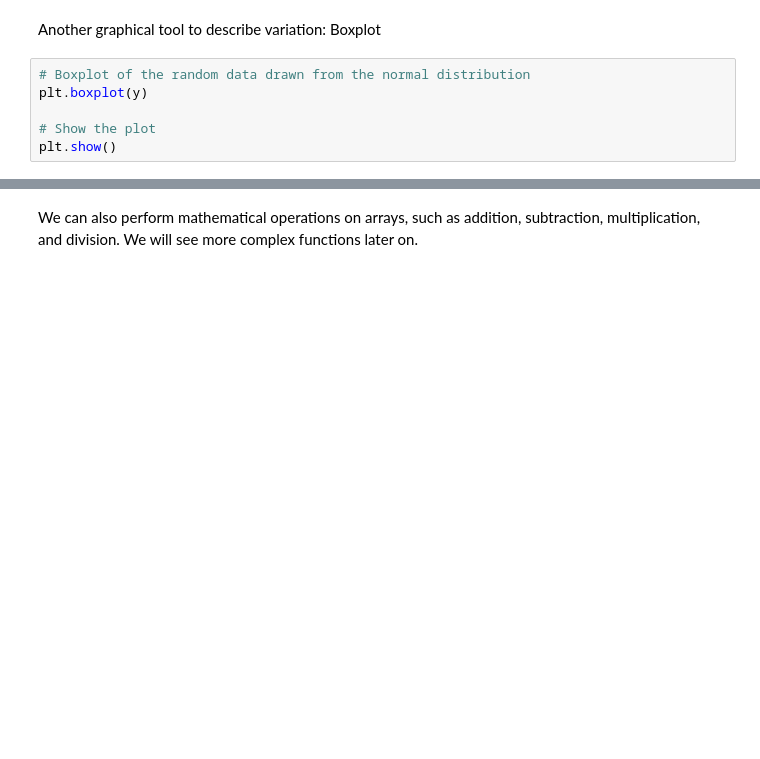
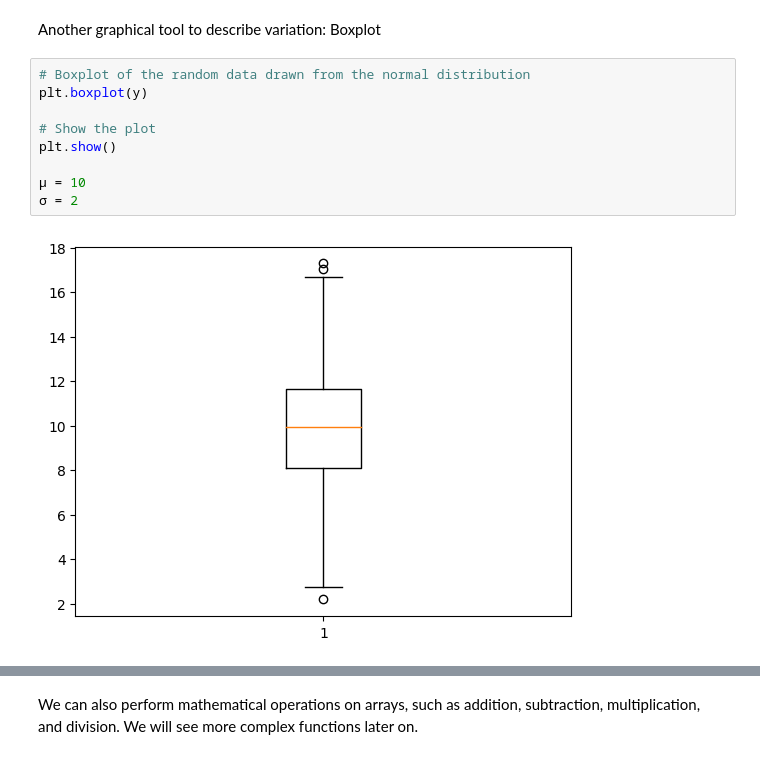
Before and after one commit to Cimap-dev/Quality-data-analysis, a Jupyter notebook: recitations/0_Python demo/python_demo.ipynb, the cells around one changed output, grey strips where cells are left out. Saved outputs shown, nothing was run; the diff lists cells and outputs as text; blank space fills up the shorter version.

```diff
--- a/recitations/0_Python demo/python_demo.ipynb
+++ b/recitations/0_Python demo/python_demo.ipynb
@@ -295,9 +375,14 @@ Another graphical tool to describe variation: Boxplot
 # %%
 # Boxplot of the random data drawn from the normal distribution
 plt.boxplot(y)
 
 # Show the plot
 plt.show()
+
+μ = 10
+σ = 2
+# %% [output]
+[figure, added]
 # %% [markdown]
 The boxplot:
 
```
Also changed, not shown: parts of 22 cells of this notebook, 3 other files.
